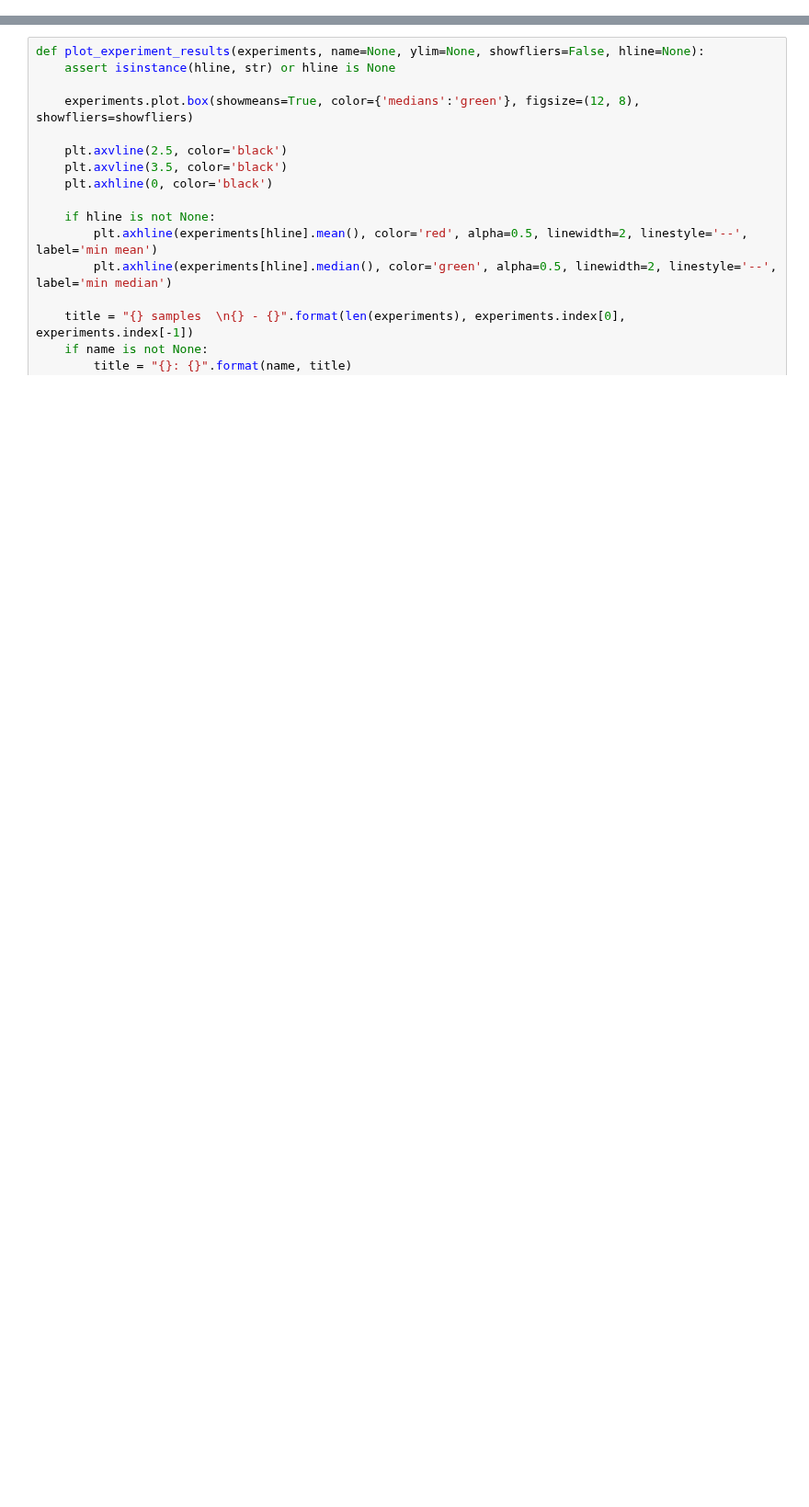
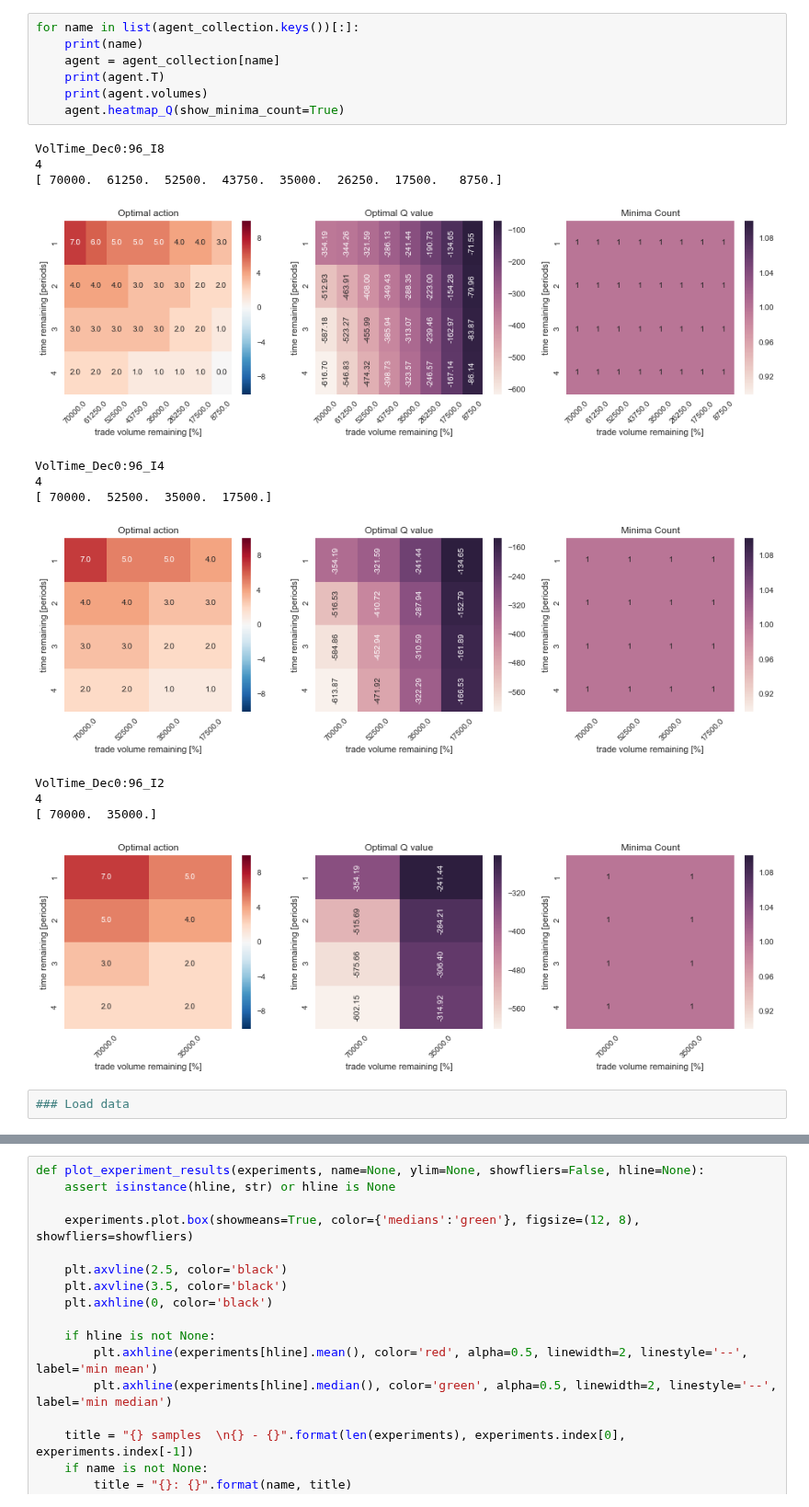
Before and after one commit to axelperschmann/orderbook_agent, a Jupyter notebook: orderbook_agent/notebooks/5_evaluate_strategies.ipynb, the cells around one changed output, grey strips where cells are left out. Shown at 92% size. Saved outputs shown, nothing was run; the diff lists cells and outputs as text; blank space fills up the shorter version.

```diff
--- a/orderbook_agent/notebooks/5_evaluate_strategies.ipynb
+++ b/orderbook_agent/notebooks/5_evaluate_strategies.ipynb
@@ -18,0 +72,22 @@ from helper.Q_learning import QLearn, round_custombase
+# %%
+for name in list(agent_collection.keys())[:]:
+    print(name)
+    agent = agent_collection[name]
+    print(agent.T)
+    print(agent.volumes)
+    agent.heatmap_Q(show_minima_count=True)
+# %% [output]
+VolTime_Dec0:96_I8
+4
+[ 70000.  61250.  52500.  43750.  35000.  26250.  17500.   8750.]
+[figure, added]
+VolTime_Dec0:96_I4
+4
+[ 70000.  52500.  35000.  17500.]
+[figure, added]
+VolTime_Dec0:96_I2
+4
+[ 70000.  35000.]
+[figure, added]
+# %%
+### Load data
```
Also changed, not shown: parts of 24 cells of this notebook, 2 other files.
